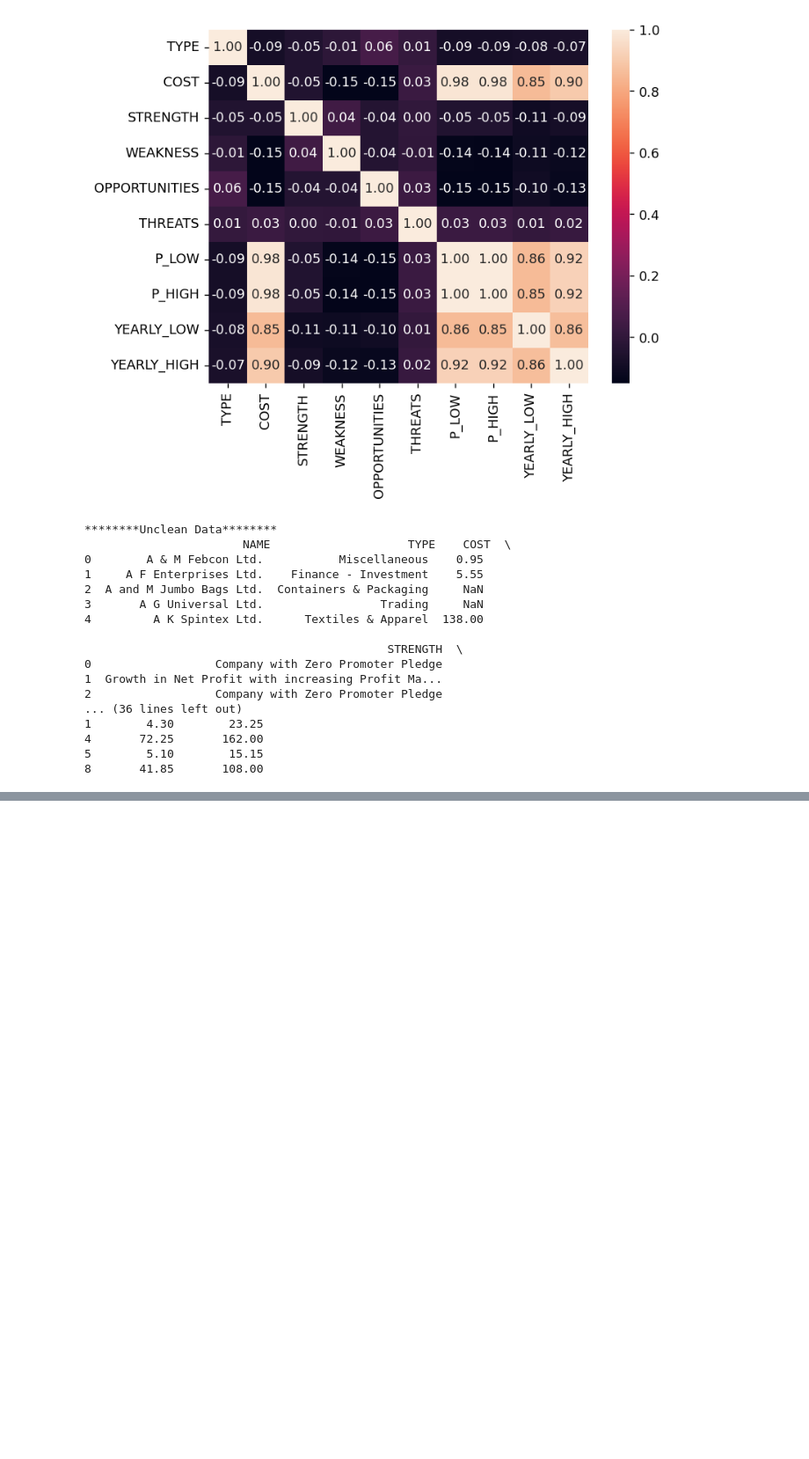
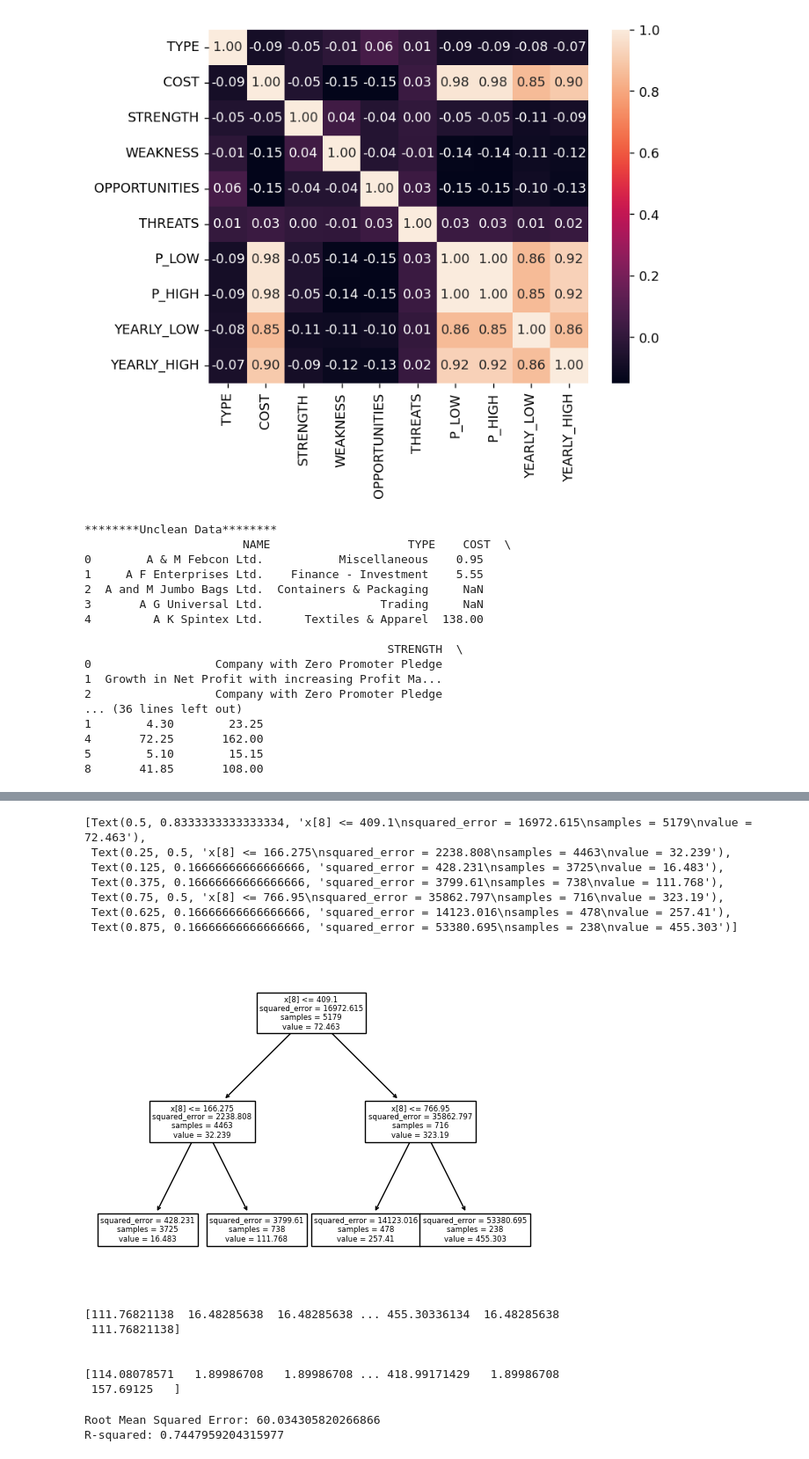
Before and after one commit to Kimforee/cleaning-indian-stock-data, a Jupyter notebook: cleaning-indian-stock-data.ipynb, the cells around one changed output, grey strips where cells are left out. Shown at 88% size. Drawn from its saved outputs; the diff is of its cells as text; code cells hidden in the pictures; blank space fills up the shorter version.

```diff
--- a/cleaning-indian-stock-data.ipynb
+++ b/cleaning-indian-stock-data.ipynb
@@ -312,0 +313,32 @@ tree.plot_tree(clf)
+# %%
+tree.plot_tree(regr_1)
+# %% [output]
+[Text(0.5, 0.8333333333333334, 'x[8] <= 409.1\nsquared_error = 16972.615\nsamples = 5179\nvalue = 72.463'),
+ Text(0.25, 0.5, 'x[8] <= 166.275\nsquared_error = 2238.808\nsamples = 4463\nvalue = 32.239'),
+ Text(0.125, 0.16666666666666666, 'squared_error = 428.231\nsamples = 3725\nvalue = 16.483'),
+ Text(0.375, 0.16666666666666666, 'squared_error = 3799.61\nsamples = 738\nvalue = 111.768'),
+ Text(0.75, 0.5, 'x[8] <= 766.95\nsquared_error = 35862.797\nsamples = 716\nvalue = 323.19'),
+ Text(0.625, 0.16666666666666666, 'squared_error = 14123.016\nsamples = 478\nvalue = 257.41'),
+ Text(0.875, 0.16666666666666666, 'squared_error = 53380.695\nsamples = 238\nvalue = 455.303')]
+[figure, added]
+# %%
+y_1 = regr_1.predict(X_test)
+y_2 = regr_2.predict(X_test)
+print(y_1)
+print("\n")
+print(y_2)
+# %% [output]
+[111.76821138  16.48285638  16.48285638 ... 455.30336134  16.48285638
+ 111.76821138]
+
+
+[114.08078571   1.89986708   1.89986708 ... 418.99171429   1.89986708
+ 157.69125   ]
+# %%
+rmse = np.sqrt(mean_squared_error(y_test, y_1))
+print("Root Mean Squared Error:", rmse)
+r2 = r2_score(y_test, y_1)
+print("R-squared:", r2)
+# %% [output]
+Root Mean Squared Error: 60.034305820266866
+R-squared: 0.7447959204315977
```
Also changed, not shown: parts of 3 cells of this notebook.
